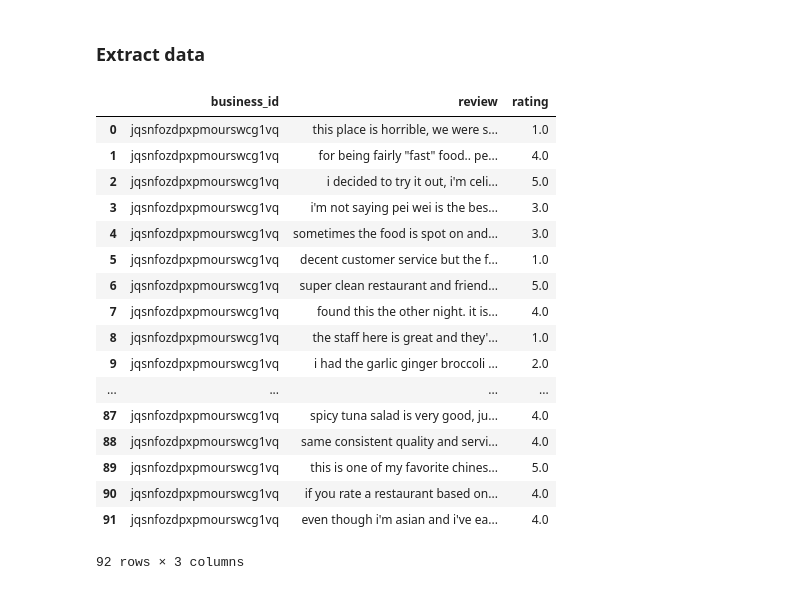
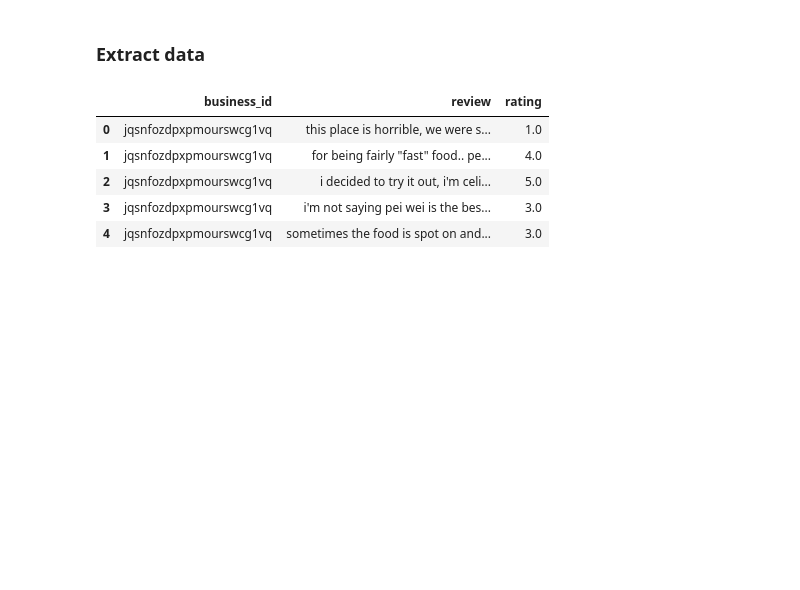
Before and after one commit to zzhang83/Yelp_Sentiment_Analysis, a Jupyter notebook: database.ipynb, the cells around one changed output. Drawn from its saved outputs; the diff is of its cells as text; code cells hidden in the pictures; blank space fills up the shorter version.

```diff
--- a/database.ipynb
+++ b/database.ipynb
@@ -376,23 +242,11 @@ c.execute('''
 dataframe = pd.DataFrame(data = c.fetchall(), columns = ['business_id', 'review','rating'])
 #dataframe.plot.bar(x='actor_name', title='actor facebook likes', figsize=(10,7))
 # %%
-dataframe
+dataframe.head()
 # %% [output]
 |  | business_id | review | rating |
 | 0 | jqsnfozdpxpmourswcg1vq | this place is horrible, we were s... | 1.0 |
 | 1 | jqsnfozdpxpmourswcg1vq | for being fairly "fast" food.. pe... | 4.0 |
 | 2 | jqsnfozdpxpmourswcg1vq | i decided to try it out, i'm celi... | 5.0 |
 | 3 | jqsnfozdpxpmourswcg1vq | i'm not saying pei wei is the bes... | 3.0 |
 | 4 | jqsnfozdpxpmourswcg1vq | sometimes the food is spot on and... | 3.0 |
-| 5 | jqsnfozdpxpmourswcg1vq | decent customer service but the f... | 1.0 |
-| 6 | jqsnfozdpxpmourswcg1vq | super clean restaurant and friend... | 5.0 |
-| 7 | jqsnfozdpxpmourswcg1vq | found this the other night. it is... | 4.0 |
-| 8 | jqsnfozdpxpmourswcg1vq | the staff here is great and they'... | 1.0 |
-| 9 | jqsnfozdpxpmourswcg1vq | i had the garlic ginger broccoli ... | 2.0 |
-| ... | ... | ... | ... |
-| 87 | jqsnfozdpxpmourswcg1vq | spicy tuna salad is very good, ju... | 4.0 |
-| 88 | jqsnfozdpxpmourswcg1vq | same consistent quality and servi... | 4.0 |
-| 89 | jqsnfozdpxpmourswcg1vq | this is one of my favorite chines... | 5.0 |
-| 90 | jqsnfozdpxpmourswcg1vq | if you rate a restaurant based on... | 4.0 |
-| 91 | jqsnfozdpxpmourswcg1vq | even though i'm asian and i've ea... | 4.0 |
-92 rows × 3 columns
```
Also changed, not shown: parts of 30 cells of this notebook.
